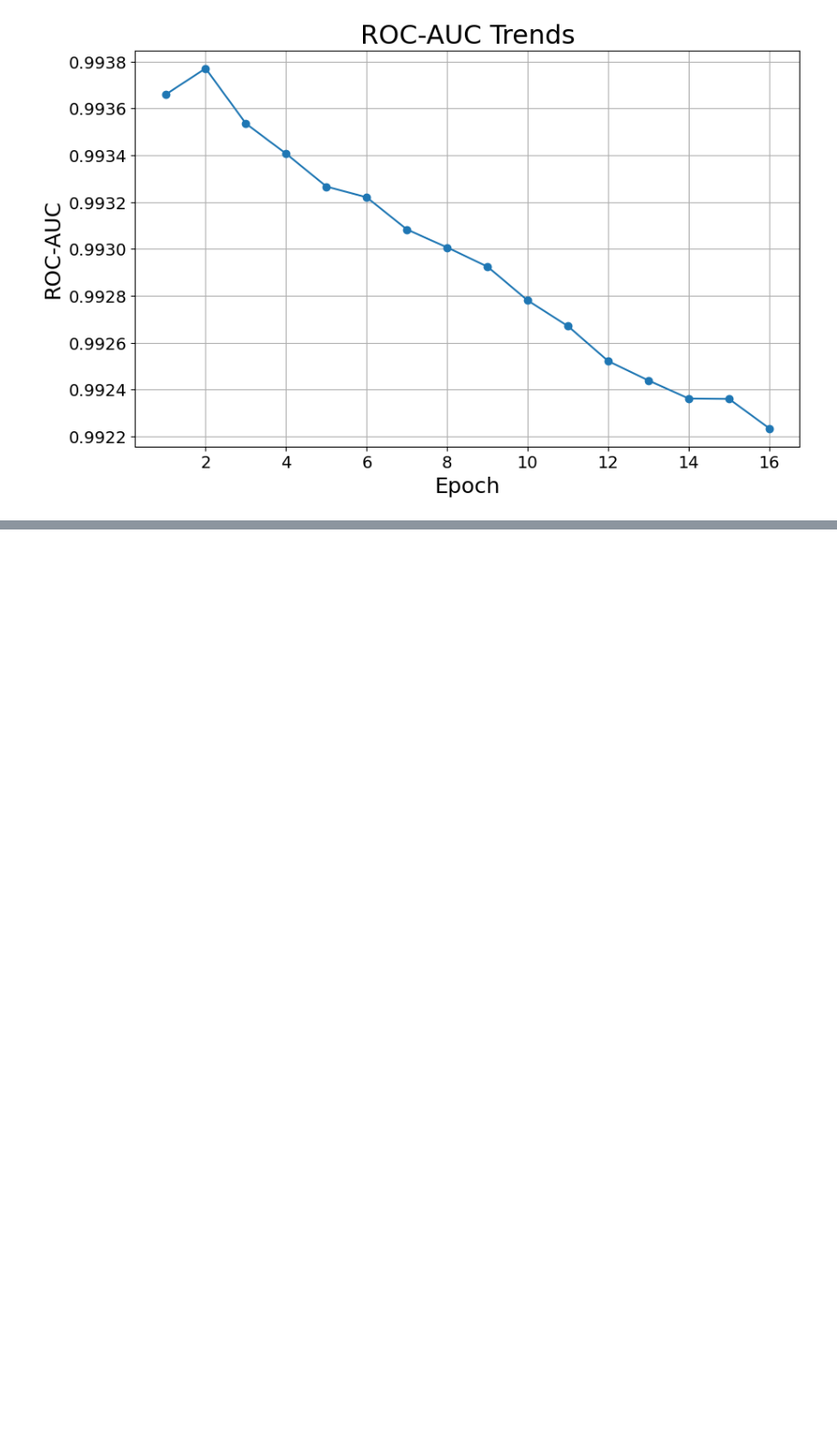
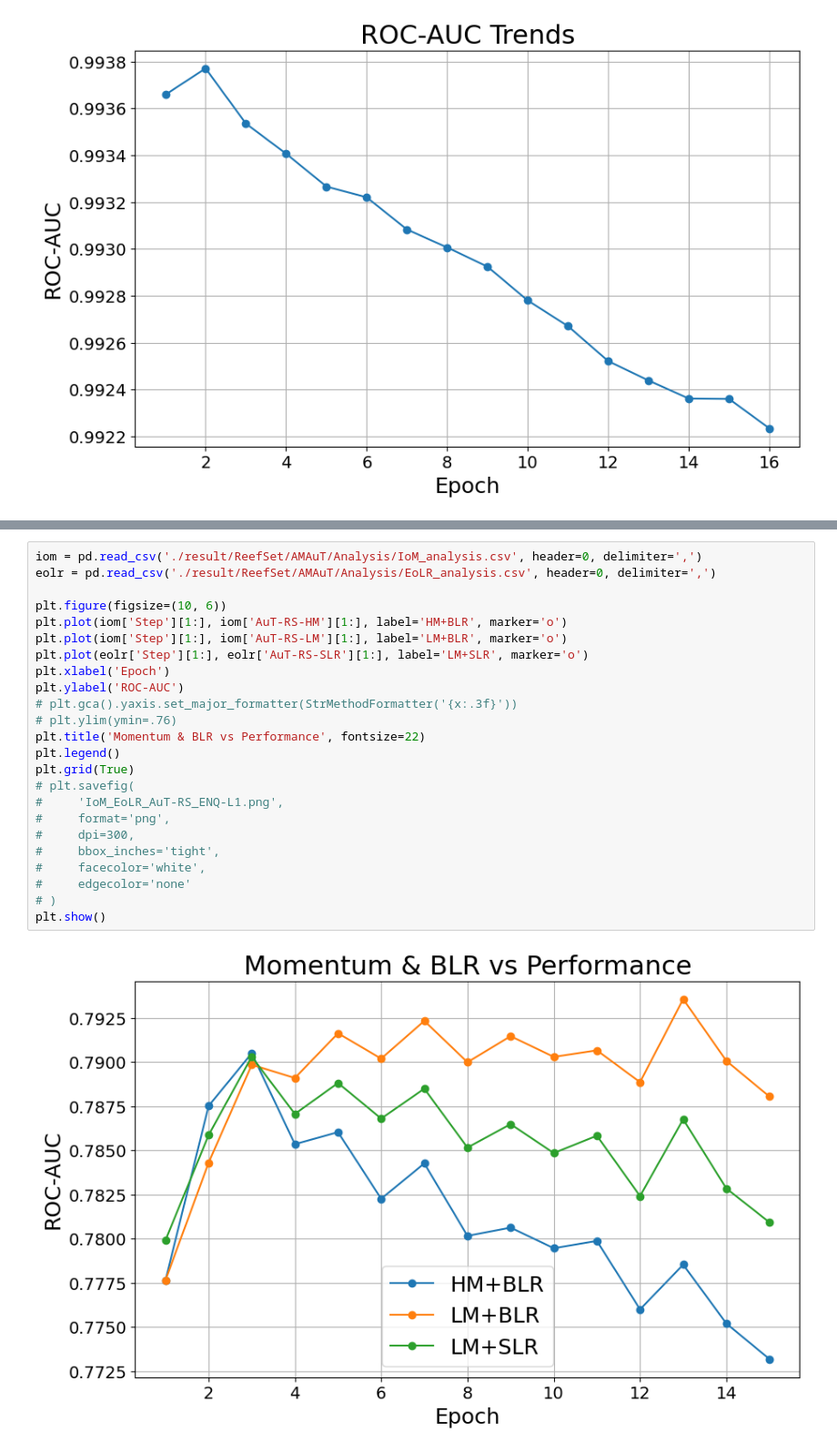
Before and after one commit to Andy-Shao/DHAuDS, a Jupyter notebook: Result_analysis.ipynb, the cells around one changed output, grey strips where cells are left out. Shown at 91% size. Drawn from its saved outputs; the diff is of its cells as text; blank space fills up the shorter version.

Commit message:
add new figure

```diff
--- a/Result_analysis.ipynb
+++ b/Result_analysis.ipynb
@@ -256,0 +260,26 @@ plt.show()
+# %%
+iom = pd.read_csv('./result/ReefSet/AMAuT/Analysis/IoM_analysis.csv', header=0, delimiter=',')
+eolr = pd.read_csv('./result/ReefSet/AMAuT/Analysis/EoLR_analysis.csv', header=0, delimiter=',')
+
+plt.figure(figsize=(10, 6))
+plt.plot(iom['Step'][1:], iom['AuT-RS-HM'][1:], label='HM+BLR', marker='o')
+plt.plot(iom['Step'][1:], iom['AuT-RS-LM'][1:], label='LM+BLR', marker='o')
+plt.plot(eolr['Step'][1:], eolr['AuT-RS-SLR'][1:], label='LM+SLR', marker='o')
+plt.xlabel('Epoch')
+plt.ylabel('ROC-AUC')
+# plt.gca().yaxis.set_major_formatter(StrMethodFormatter('{x:.3f}'))
+# plt.ylim(ymin=.76)
+plt.title('Momentum & BLR vs Performance', fontsize=22)
+plt.legend()
+plt.grid(True)
+# plt.savefig(
+#     'IoM_EoLR_AuT-RS_ENQ-L1.png',
+#     format='png',
+#     dpi=300,
+#     bbox_inches='tight',
+#     facecolor='white',
+#     edgecolor='none'
+# )
+plt.show()
+# %% [output]
+[figure, added]
```
Also changed, not shown: parts of 1 cell of this notebook.
